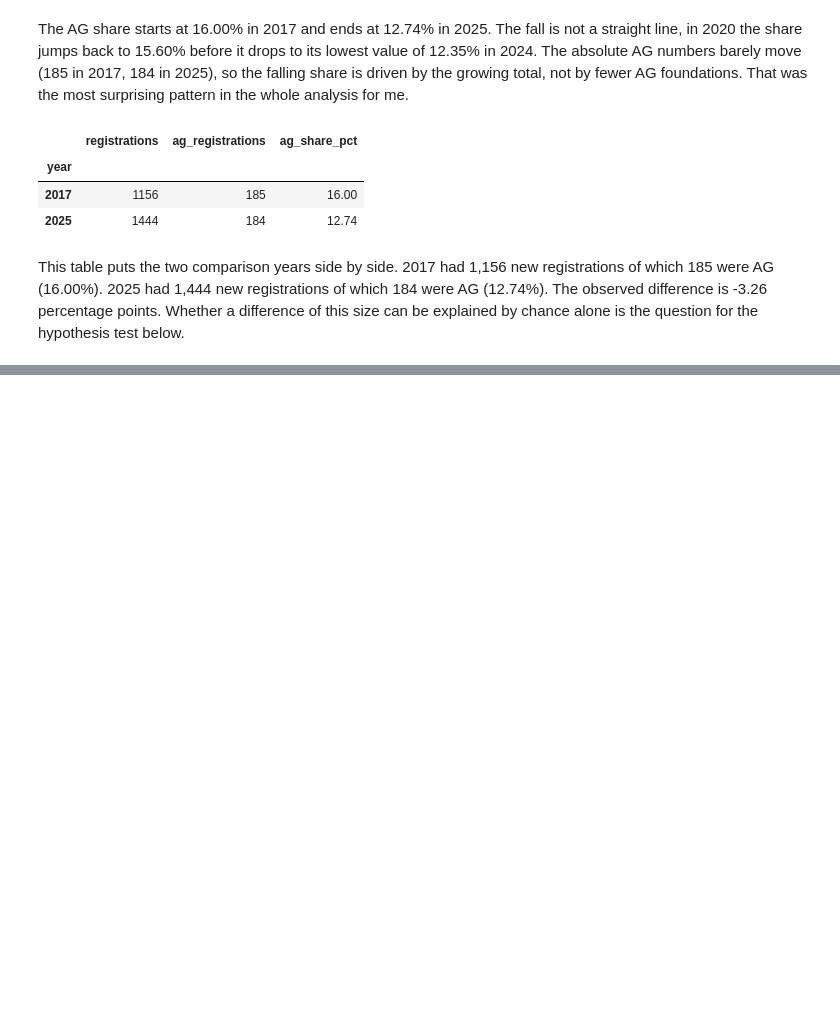
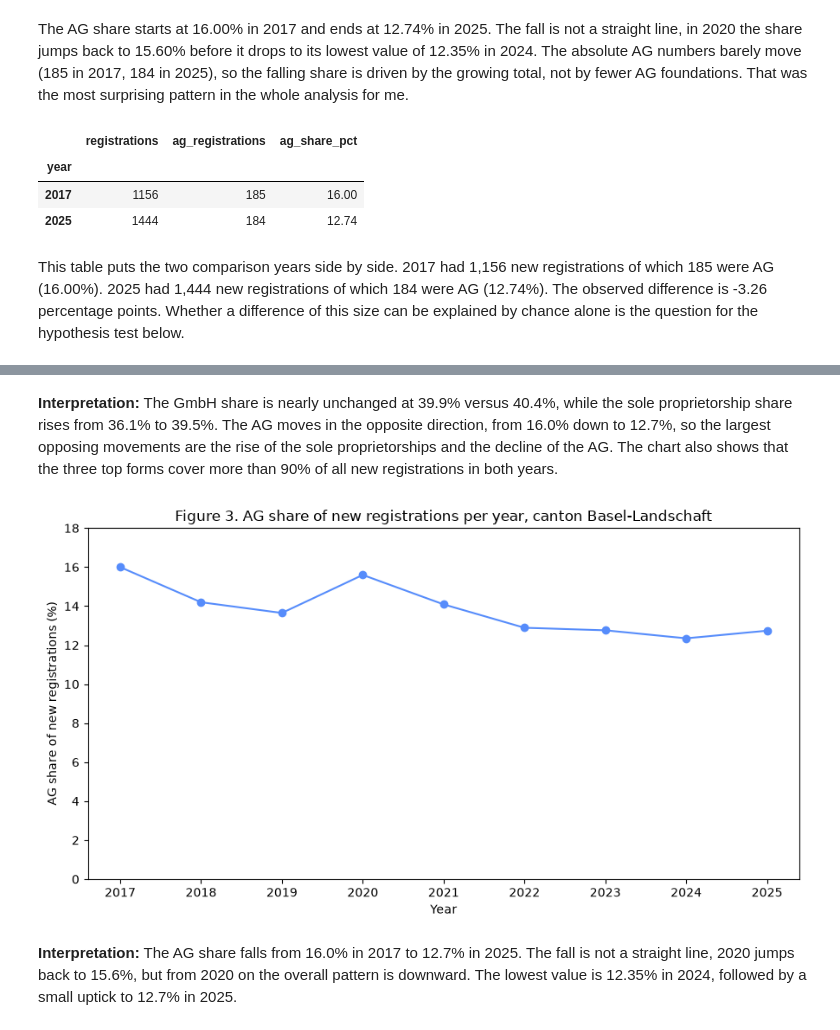
Before and after one commit to mauroreverberi/conduct-a-statistical-analysis-using-python, a Jupyter notebook: analysis.ipynb, the cells around one changed output, grey strips where cells are left out. Saved outputs shown, nothing was run; the diff lists cells and outputs as text; code cells hidden in the pictures; blank space fills up the shorter version.

```diff
--- a/analysis.ipynb
+++ b/analysis.ipynb
@@ -322,0 +368,15 @@ This table puts the two comparison years side by side. 2017 had 1,156 new regist
+# %% [markdown]
+**Interpretation:** The GmbH share is nearly unchanged at 39.9% versus 40.4%, while the sole proprietorship share rises from 36.1% to 39.5%. The AG moves in the opposite direction, from 16.0% down to 12.7%, so the largest opposing movements are the rise of the sole proprietorships and the decline of the AG. The chart also shows that the three top forms cover more than 90% of all new registrations in both years.
+# %%
+fig, ax = plt.subplots(figsize=(9, 5))
+ax.plot(ag_per_year.index, ag_per_year["ag_share_pct"], marker="o")
+ax.set_title("Figure 3. AG share of new registrations per year, canton Basel-Landschaft")
+ax.set_xlabel("Year")
+ax.set_ylabel("AG share of new registrations (%)")
+ax.set_ylim(0, 18)
+plt.tight_layout()
+plt.show()
+# %% [output]
+[figure, added]
+# %% [markdown]
+**Interpretation:** The AG share falls from 16.0% in 2017 to 12.7% in 2025. The fall is not a straight line, 2020 jumps back to 15.6%, but from 2020 on the overall pattern is downward. The lowest value is 12.35% in 2024, followed by a small uptick to 12.7% in 2025.
```
Also changed, not shown: parts of 5 cells of this notebook.
